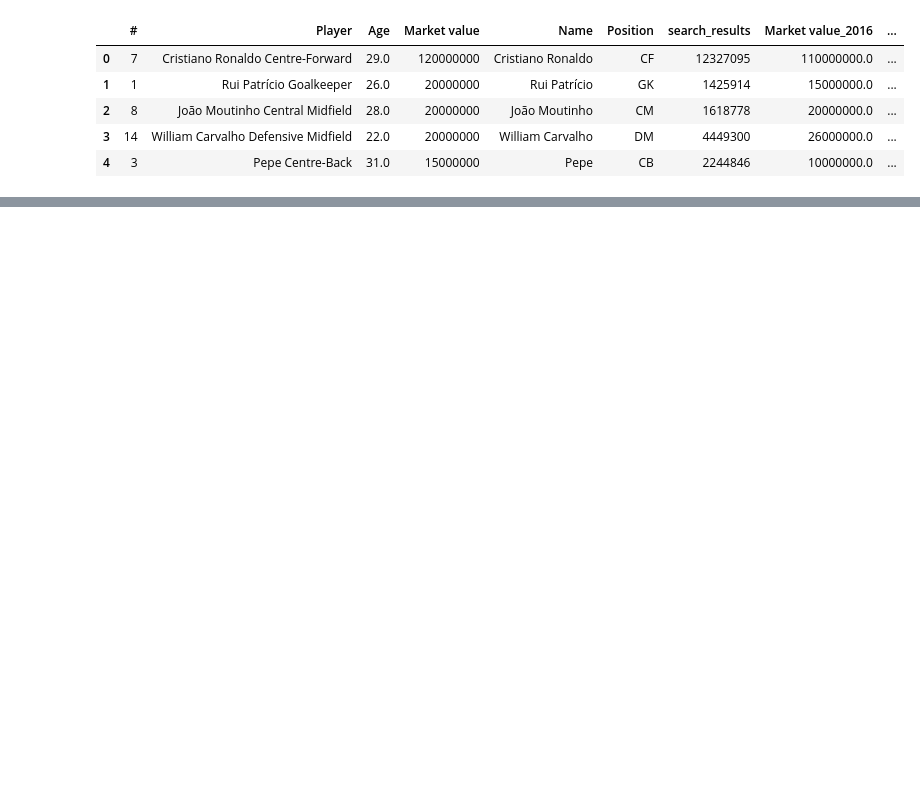
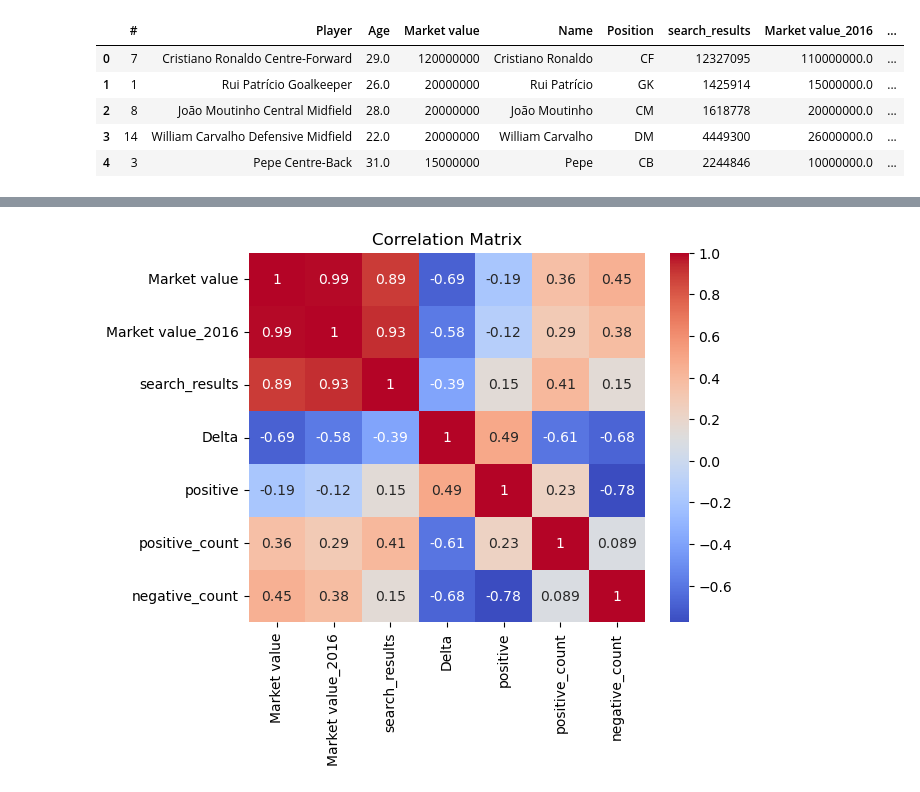
Before and after one commit to s126784/fcd, a Jupyter notebook: 126784-project2.ipynb, the cells around one changed output, grey strips where cells are left out. Saved outputs shown, nothing was run; the diff lists cells and outputs as text; code cells hidden in the pictures; blank space fills up the shorter version.

```diff
--- a/126784-project2.ipynb
+++ b/126784-project2.ipynb
@@ -476,17 +529,0 @@ plt.show()
-# %%
-
-
-sns.regplot(data=final_data, x='search_results', y='Market value', fit_reg=True)
-plt.xlabel('Search results')
-plt.ylabel('Market value')
-
-# add player names and ids
-top_players = final_data.nlargest(3, 'search_results')
-for i, row in top_players.iterrows():
-    plt.text(row['search_results'], row['Market value'], row['Name'])
-
-rest_players = final_data.drop(top_players.index)
-for i, row in rest_players.iterrows():
-    plt.text(row['search_results'], row['Market value'], row['#'])
-
-plt.show()
@@ -494,0 +613,6 @@ plt.show()
+# %%
+# Merge results_df sentiment data with original dataset
+aggregated_df = pd.merge(snippets_df, results_df[['positive', 'negative', 'sentiment', 'confidence', 'url']], on='url', how='left')
+aggregated_df['positive_count'] = (aggregated_df['positive'] > 0.5).astype(int)
+aggregated_df['negative_count'] = (aggregated_df['negative'] > 0.5).astype(int)
+aggregated_df.head()
@@ -494,0 +626,14 @@ plt.show()
+# %%
+
+
+# group by player and calculate average sentiment and total market terms
+player_sentiment = aggregated_df.groupby('Player').agg({
+    'positive': 'mean',
+    'negative': 'mean',
+    'positive_count': 'sum',
+    'negative_count': 'sum',
+}).reset_index()
+
+# Merge sentiment data with original dataset
+final_data = pd.merge(data, player_sentiment, on='Player', how='left')
+final_data.head()
@@ -494,0 +647,9 @@ plt.show()
+# %%
+# show correlation matrix between 'Market Value', 'Market value_2016', 'Delta', 'negative'
+
+correlation_matrix = final_data[['Market value', f'Market value_{next_year}', 'search_results', 'Delta', 'positive', 'positive_count','negative_count']].corr()
+sns.heatmap(correlation_matrix, annot=True, cmap='coolwarm')
+plt.title('Correlation Matrix')
+plt.show()
+# %% [output]
+[figure, added]
```
Also changed, not shown: parts of 15 cells of this notebook.
